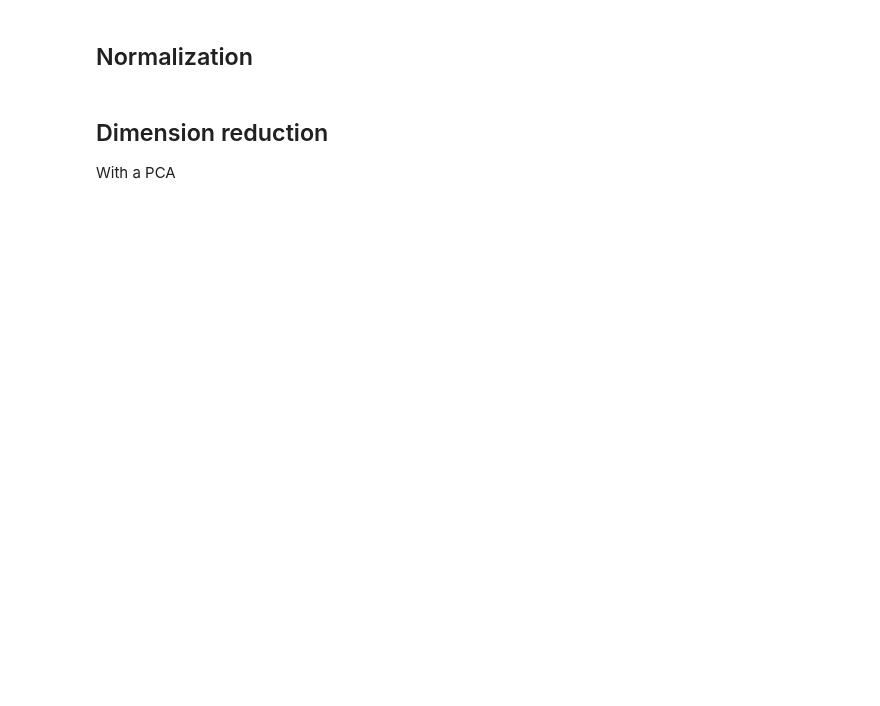
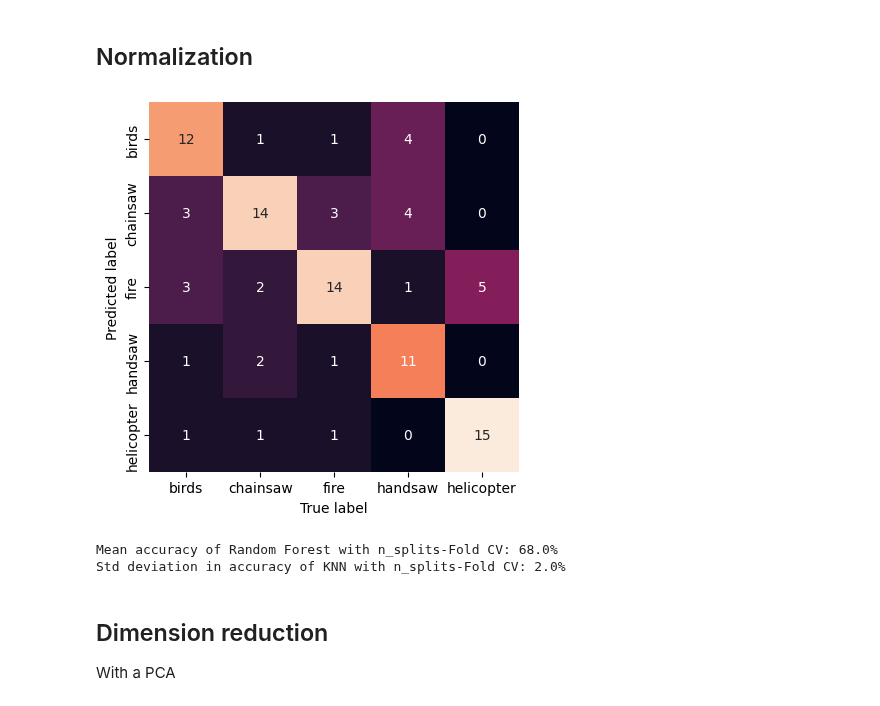
Before and after one commit to colinrenard/LELEC210X, a Jupyter notebook: classification/random_forest.ipynb, the cells around one changed output. Saved outputs shown, nothing was run; the diff lists cells and outputs as text; code cells hidden in the pictures; blank space fills up the shorter version.

Commit message:
Random forest normalized

```diff
--- a/classification/random_forest.ipynb
+++ b/classification/random_forest.ipynb
@@ -124,23 +124,75 @@ Std deviation in accuracy of KNN with n_splits-Fold CV: 8.8%
 # %% [markdown]
 ## Normalization
 # %%
+# X_train_normalized = np.zeros_like(X_train)
+# for i in range(len(X_train)):
+#   if (np.linalg.norm(X_train[i]) != 0):
+#     X_train_normalized[i] = X_train[i] / np.linalg.norm(X_train[i])
+
+# rf_classifier_normalized = RandomForestClassifier(n_estimators=100, criterion="gini", max_depth=20)
+# rf_classifier_normalized.fit(X_train_normalized, y_train)
+
+# X_test_normalized = np.zeros_like(X_test)
+# for i in range(len(X_test)):
+#   if (np.linalg.norm(X_train[i]) != 0):
+#     X_test_normalized[i] = X_test[i] / np.linalg.norm(X_test[i])
+
+# prediction_rf_normalized = rf_classifier_normalized.predict(X_test_normalized)
+# show_confusion_matrix(prediction_rf_normalized, y_test, classnames) # y_test or train???????????
+# accuracy_rf_normalized = accuracy(prediction_rf_normalized, y_test)
+# print('Accuracy of normalized Random Forest: {:.1f}%'.format(100*accuracy_rf_normalized))
+
+
 X_train_normalized = np.zeros_like(X_train)
 for i in range(len(X_train)):
   if (np.linalg.norm(X_train[i]) != 0):
-    X_train_normalized[i] = X_train[i] / np.linalg.norm(X_train[i])
+    mean = np.mean(X_train[i])
+    X_train_normalized[i] = X_train[i] / mean
+
+X_test_normalized = np.zeros_like(X_test)
+for i in range(len(X_test)):
+  if (np.linalg.norm(X_test[i]) != 0):
+    mean = np.mean(X_test[i])
+    X_test_normalized[i] = X_test[i] / mean
 
 rf_classifier_normalized = RandomForestClassifier(n_estimators=100, criterion="gini", max_depth=20)
 rf_classifier_normalized.fit(X_train_normalized, y_train)
 
-X_test_normalized = np.zeros_like(X_test)
-for i in range(len(X_test)):
-  if (np.linalg.norm(X_train[i]) != 0):
-    X_test_normalized[i] = X_test[i] / np.linalg.norm(X_test[i])
+# prediction_rf_normalized = rf_classifier_normalized.predict(X_test_normalized)
+# show_confusion_matrix(prediction_rf_normalized, y_test, classnames) # y_test or train???????????
+# accuracy_rf_normalized = accuracy(prediction_rf_normalized, y_test)
+# print('Accuracy of normalized Random Forest: {:.1f}%'.format(100*accuracy_rf_normalized))
 
-prediction_rf_normalized = rf_classifier_normalized.predict(X_test_normalized)
-show_confusion_matrix(prediction_rf_normalized, y_test, classnames) # y_test or train???????????
-accuracy_rf_normalized = accuracy(prediction_rf_normalized, y_test)
-print('Accuracy of normalized Random Forest: {:.1f}%'.format(100*accuracy_rf_normalized))
+
+X_normalized = np.zeros_like(X)
+for i in range(len(X)):
+  if (np.linalg.norm(X[i]) != 0):
+    mean = np.mean(X[i])
+    X_normalized[i] = X[i] / mean
+
+n_splits = 2
+kf = StratifiedKFold(n_splits=n_splits,shuffle=True)
+
+display_conf_matrix = True
+accuracy_rf = np.zeros((n_splits,))
+for k, idx in enumerate(kf.split(X, y)):
+  (idx_learn, idx_val) = idx
+  randomForestClassifier.fit(X_normalized[idx_learn], y[idx_learn])
+  prediction_rf = randomForestClassifier.predict(X_normalized[idx_val])
+  accuracy_rf[k] = accuracy(prediction_rf, y[idx_val])
+  if display_conf_matrix:
+    show_confusion_matrix(prediction_rf, y[idx_val], classnames)
+    display_conf_matrix = False
+
+print('Mean accuracy of Random Forest with n_splits-Fold CV: {:.1f}%'.format(100*accuracy_rf.mean()))
+print('Std deviation in accuracy of KNN with n_splits-Fold CV: {:.1f}%'.format(100*accuracy_rf.std()))
+
+filename = 'randomforestNormalized.pickle'
+pickle.dump(randomForestClassifier, open(model_dir+filename, 'wb'))
+# %% [output]
+[figure, added]
+Mean accuracy of Random Forest with n_splits-Fold CV: 68.0%
+Std deviation in accuracy of KNN with n_splits-Fold CV: 2.0%
 # %% [markdown]
 ## Dimension reduction
 
```
Also changed, not shown: parts of 7 cells of this notebook, 2 other files.
